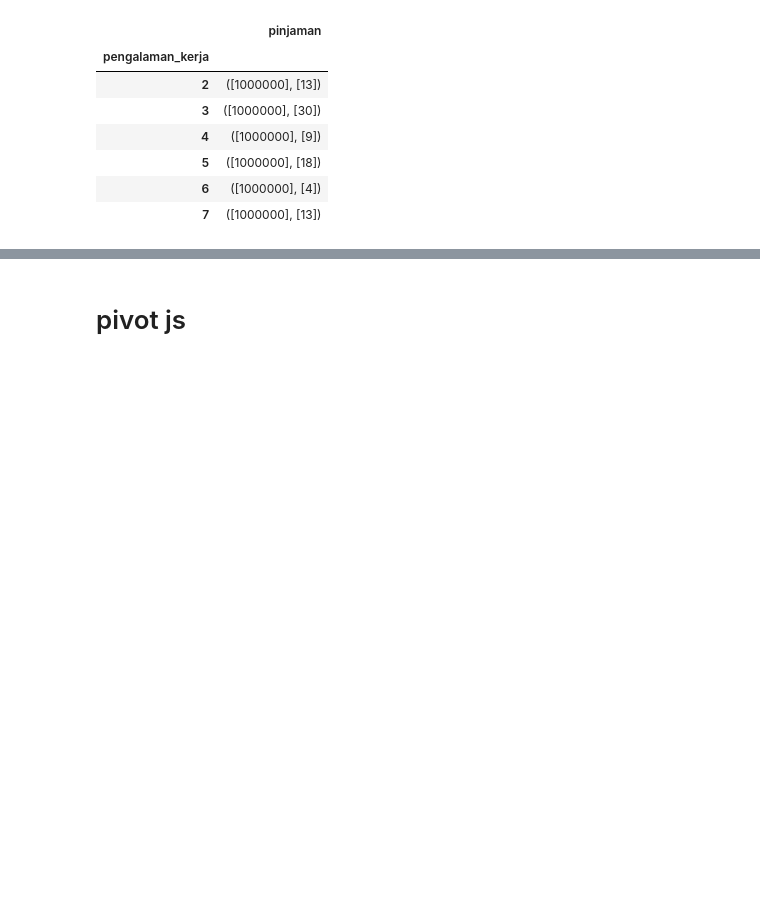
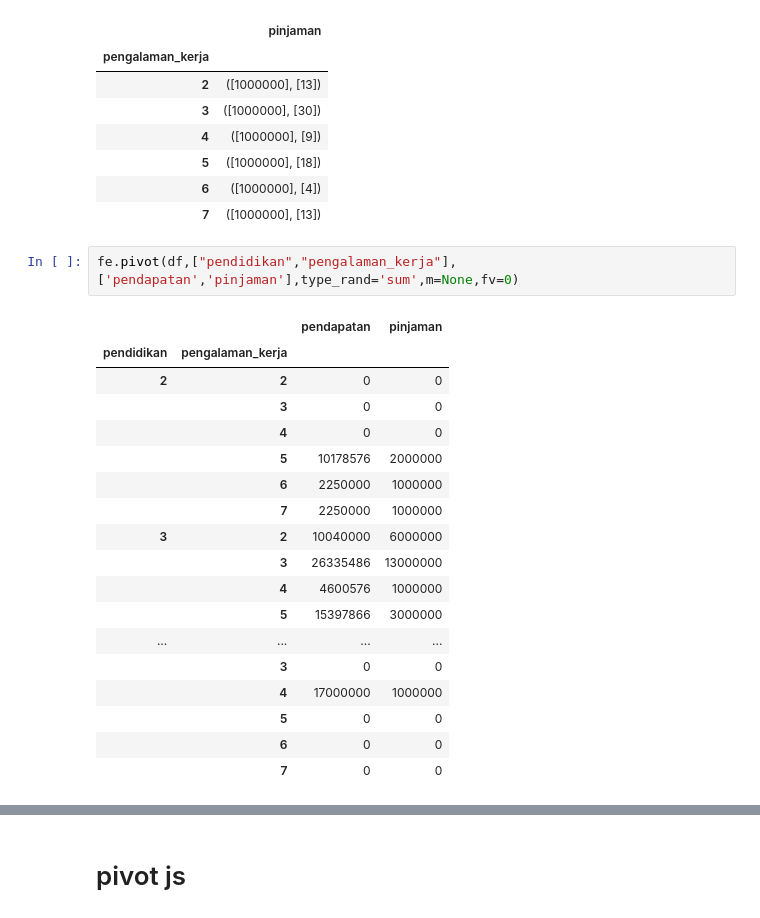
Before and after one commit to imanursar/Machine-Learning-Notes, a Jupyter notebook: Custom Function/Feature Engineering Function.ipynb, the cells around one changed output, grey strips where cells are left out. Drawn from its saved outputs; the diff is of its cells as text; blank space fills up the shorter version.

```diff
--- a/Custom Function/Feature Engineering Function.ipynb
+++ b/Custom Function/Feature Engineering Function.ipynb
@@ -719,3 +784,24 @@ fe.pivot(df,'pengalaman_kerja','pinjaman',type_rand='mode',col=None,m=None,fv=np
 | 5 | ([1000000], [18]) |
 | 6 | ([1000000], [4]) |
 | 7 | ([1000000], [13]) |
+# %%
+fe.pivot(df,["pendidikan","pengalaman_kerja"],['pendapatan','pinjaman'],type_rand='sum',m=None,fv=0)
+# %% [output]
+|  |  | pendapatan | pinjaman |
+| pendidikan | pengalaman_kerja |  |  |
+| 2 | 2 | 0 | 0 |
+|  | 3 | 0 | 0 |
+|  | 4 | 0 | 0 |
+|  | 5 | 10178576 | 2000000 |
+|  | 6 | 2250000 | 1000000 |
+|  | 7 | 2250000 | 1000000 |
+| 3 | 2 | 10040000 | 6000000 |
+|  | 3 | 26335486 | 13000000 |
+|  | 4 | 4600576 | 1000000 |
+|  | 5 | 15397866 | 3000000 |
+| ... | ... | ... | ... |
+|  | 3 | 0 | 0 |
+|  | 4 | 17000000 | 1000000 |
+|  | 5 | 0 | 0 |
+|  | 6 | 0 | 0 |
+|  | 7 | 0 | 0 |
```
Also changed, not shown: parts of 7 cells of this notebook.
